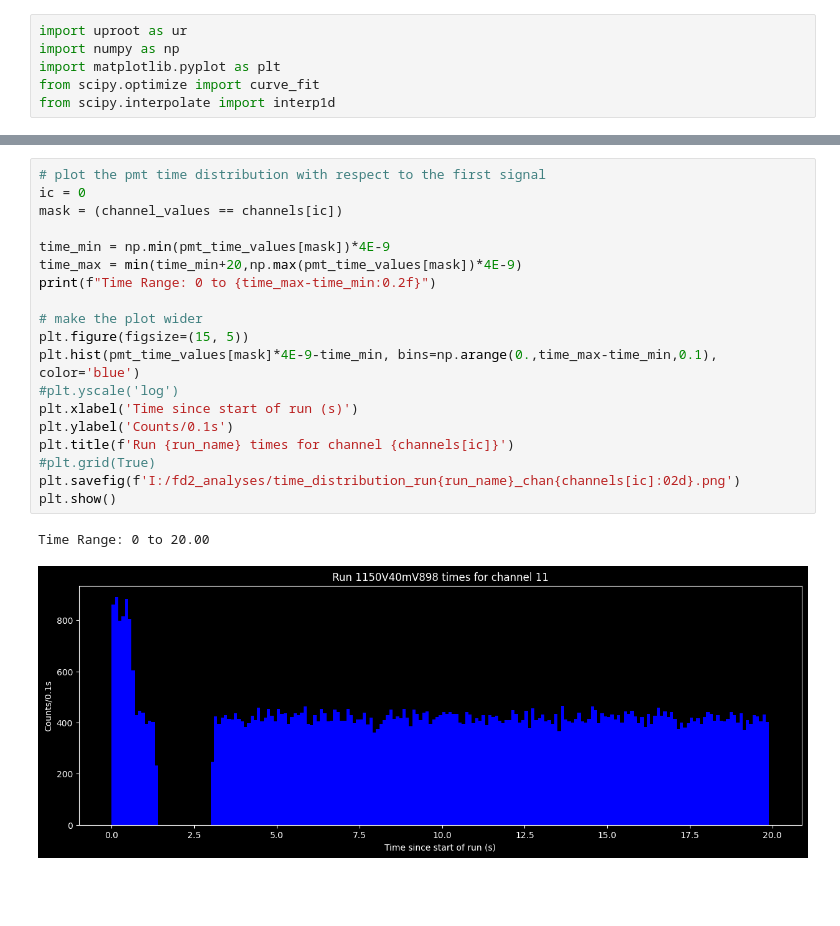
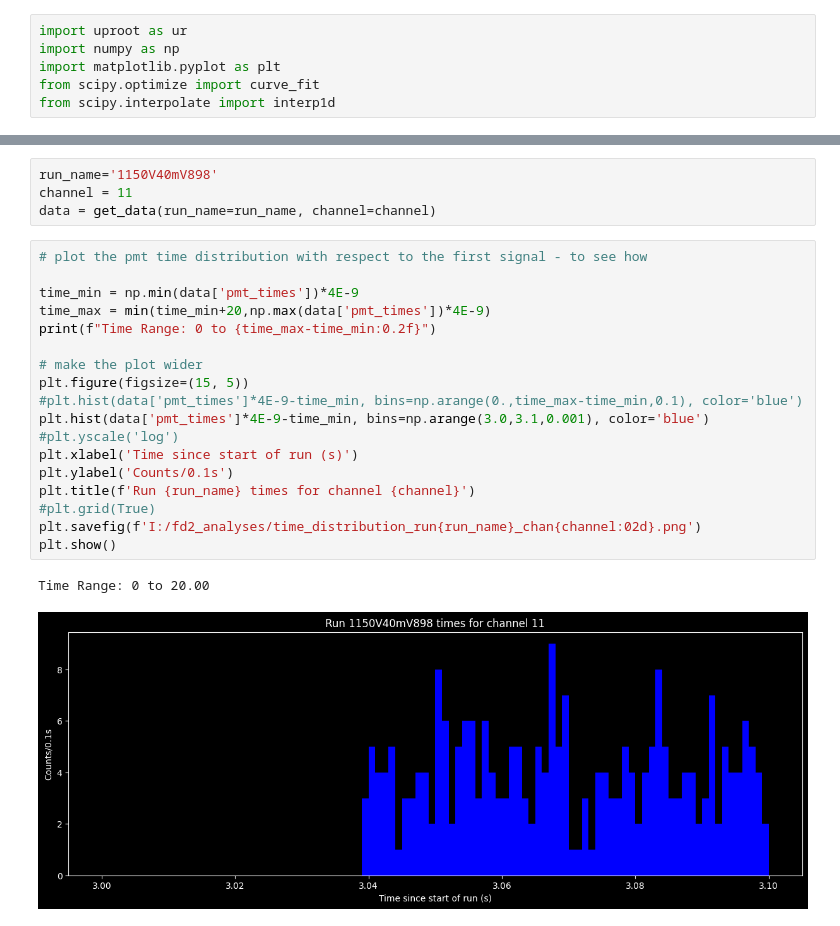
Before and after one commit to deankarlen/hk_fd2, a Jupyter notebook: timing_202603.ipynb, the cells around one changed output, grey strips where cells are left out. Cells and saved outputs as stored; diff of their text form; blank space fills up the shorter version.

```diff
--- a/timing_202603.ipynb
+++ b/timing_202603.ipynb
@@ -173,22 +214,25 @@ plt.show()
+# %%
+run_name='1150V40mV898'
+channel = 11
+data = get_data(run_name=run_name, channel=channel)
 # %%
-# plot the pmt time distribution with respect to the first signal
-ic = 0
-mask = (channel_values == channels[ic])
+# plot the pmt time distribution with respect to the first signal - to see how
 
-time_min = np.min(pmt_time_values[mask])*4E-9
-time_max = min(time_min+20,np.max(pmt_time_values[mask])*4E-9)
+time_min = np.min(data['pmt_times'])*4E-9
+time_max = min(time_min+20,np.max(data['pmt_times'])*4E-9)
 print(f"Time Range: 0 to {time_max-time_min:0.2f}")
 
 # make the plot wider
 plt.figure(figsize=(15, 5))
-plt.hist(pmt_time_values[mask]*4E-9-time_min, bins=np.arange(0.,time_max-time_min,0.1), color='blue')
+#plt.hist(data['pmt_times']*4E-9-time_min, bins=np.arange(0.,time_max-time_min,0.1), color='blue')
+plt.hist(data['pmt_times']*4E-9-time_min, bins=np.arange(3.0,3.1,0.001), color='blue')
 #plt.yscale('log')
 plt.xlabel('Time since start of run (s)')
 plt.ylabel('Counts/0.1s')
-plt.title(f'Run {run_name} times for channel {channels[ic]}')
+plt.title(f'Run {run_name} times for channel {channel}')
 #plt.grid(True)
-plt.savefig(f'I:/fd2_analyses/time_distribution_run{run_name}_chan{channels[ic]:02d}.png')
+plt.savefig(f'I:/fd2_analyses/time_distribution_run{run_name}_chan{channel:02d}.png')
 plt.show()
 # %% [output]
 Time Range: 0 to 20.00
-[figure, old version]
+[figure, new version]
```
Also changed, not shown: parts of 28 cells of this notebook.
